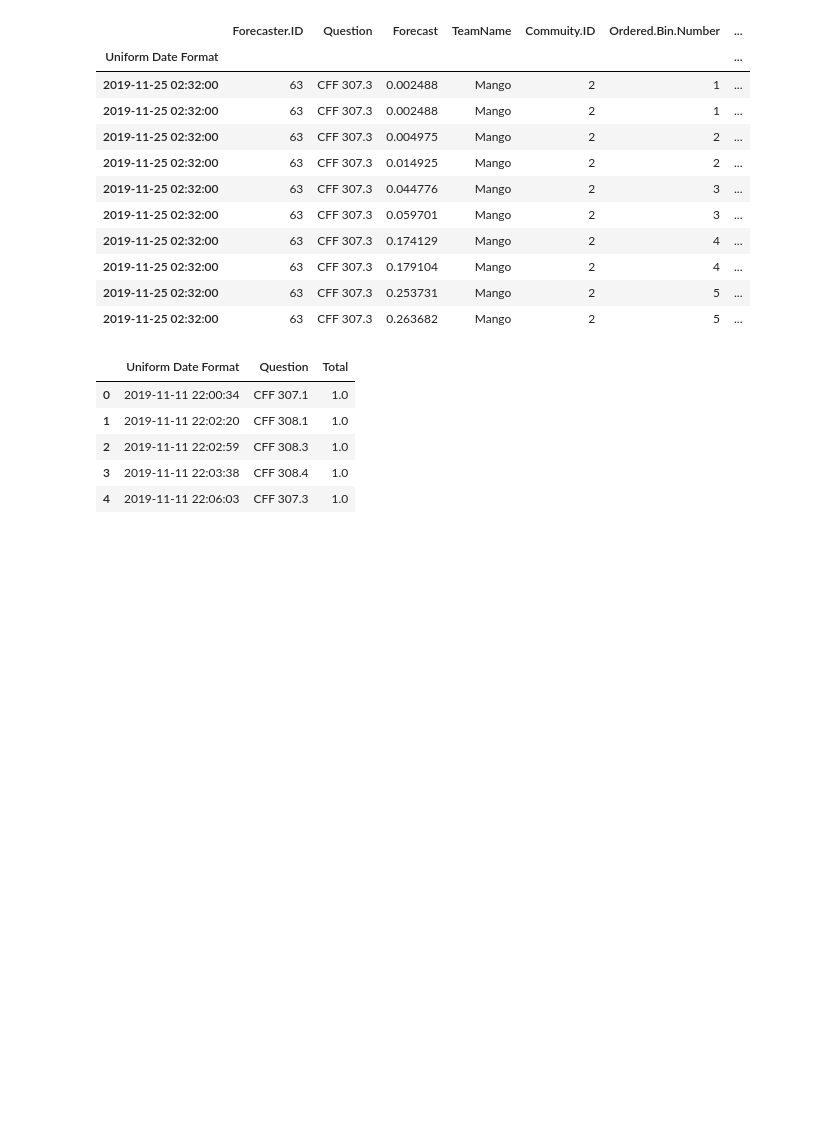
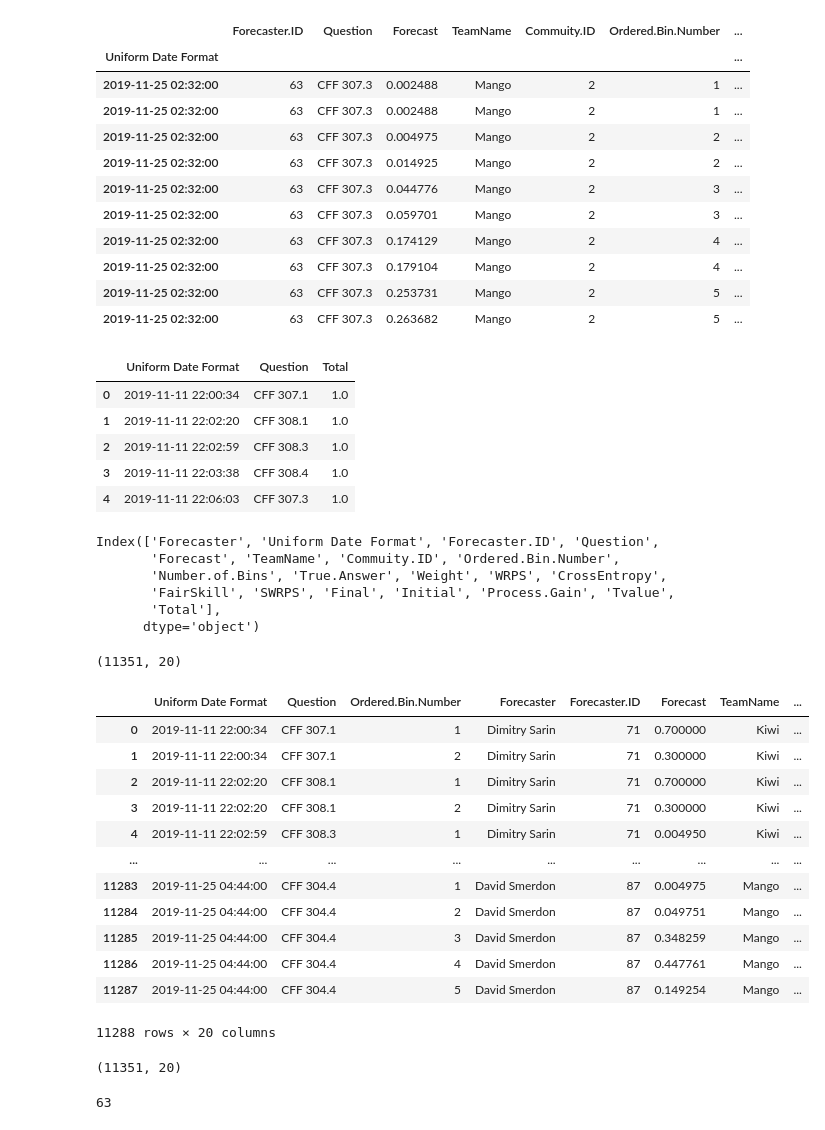
Before and after one commit to zarak/focus_plots, a Jupyter notebook: notebooks/KL_Divergence.ipynb, the cells around one changed output. Saved outputs shown, nothing was run; the diff lists cells and outputs as text; code cells hidden in the pictures; blank space fills up the shorter version.

Commit message:
Add take_last_forecast function

```diff
--- a/notebooks/KL_Divergence.ipynb
+++ b/notebooks/KL_Divergence.ipynb
@@ -161,6 +161,15 @@ sums.head()
 | 2 | 2019-11-11 22:02:59 | CFF 308.3 | 1.0 |
 | 3 | 2019-11-11 22:03:38 | CFF 308.4 | 1.0 |
 | 4 | 2019-11-11 22:06:03 | CFF 307.3 | 1.0 |
+# %%
+processed.columns
+# %% [output]
+Index(['Forecaster', 'Uniform Date Format', 'Forecaster.ID', 'Question',
+       'Forecast', 'TeamName', 'Commuity.ID', 'Ordered.Bin.Number',
+       'Number.of.Bins', 'True.Answer', 'Weight', 'WRPS', 'CrossEntropy',
+       'FairSkill', 'SWRPS', 'Final', 'Initial', 'Process.Gain', 'Tvalue',
+       'Total'],
+      dtype='object')
 # %%
 def test_handle_zeros():
     forecasts = merged.Forecast
@@ -171,3 +180,35 @@ def test_handle_zeros():
     assert all(np.isclose(grouped, 1))
 # %%
 test_handle_zeros()
+# %%
+processed.shape
+# %% [output]
+(11351, 20)
+# %%
+index_cols = ['Uniform Date Format', 'Question', 'Ordered.Bin.Number']
+agg_dict = {col: 'last' for col in processed.columns if col not in index_cols}
+processed.groupby(
+    index_cols
+, as_index=False).agg(agg_dict)
+# %% [output]
+|  | Uniform Date Format | Question | Ordered.Bin.Number | Forecaster | Forecaster.ID | Forecast | TeamName | ... |
+| 0 | 2019-11-11 22:00:34 | CFF 307.1 | 1 | Dimitry Sarin | 71 | 0.700000 | Kiwi | ... |
+| 1 | 2019-11-11 22:00:34 | CFF 307.1 | 2 | Dimitry Sarin | 71 | 0.300000 | Kiwi | ... |
+| 2 | 2019-11-11 22:02:20 | CFF 308.1 | 1 | Dimitry Sarin | 71 | 0.700000 | Kiwi | ... |
+| 3 | 2019-11-11 22:02:20 | CFF 308.1 | 2 | Dimitry Sarin | 71 | 0.300000 | Kiwi | ... |
+| 4 | 2019-11-11 22:02:59 | CFF 308.3 | 1 | Dimitry Sarin | 71 | 0.004950 | Kiwi | ... |
+| ... | ... | ... | ... | ... | ... | ... | ... | ... |
+| 11283 | 2019-11-25 04:44:00 | CFF 304.4 | 1 | David Smerdon | 87 | 0.004975 | Mango | ... |
+| 11284 | 2019-11-25 04:44:00 | CFF 304.4 | 2 | David Smerdon | 87 | 0.049751 | Mango | ... |
+| 11285 | 2019-11-25 04:44:00 | CFF 304.4 | 3 | David Smerdon | 87 | 0.348259 | Mango | ... |
+| 11286 | 2019-11-25 04:44:00 | CFF 304.4 | 4 | David Smerdon | 87 | 0.447761 | Mango | ... |
+| 11287 | 2019-11-25 04:44:00 | CFF 304.4 | 5 | David Smerdon | 87 | 0.149254 | Mango | ... |
+11288 rows × 20 columns
+# %%
+processed.shape
+# %% [output]
+(11351, 20)
+# %%
+11351 - 11288
+# %% [output]
+63
```
Also changed, not shown: parts of 1 cell of this notebook, 1 other file.
